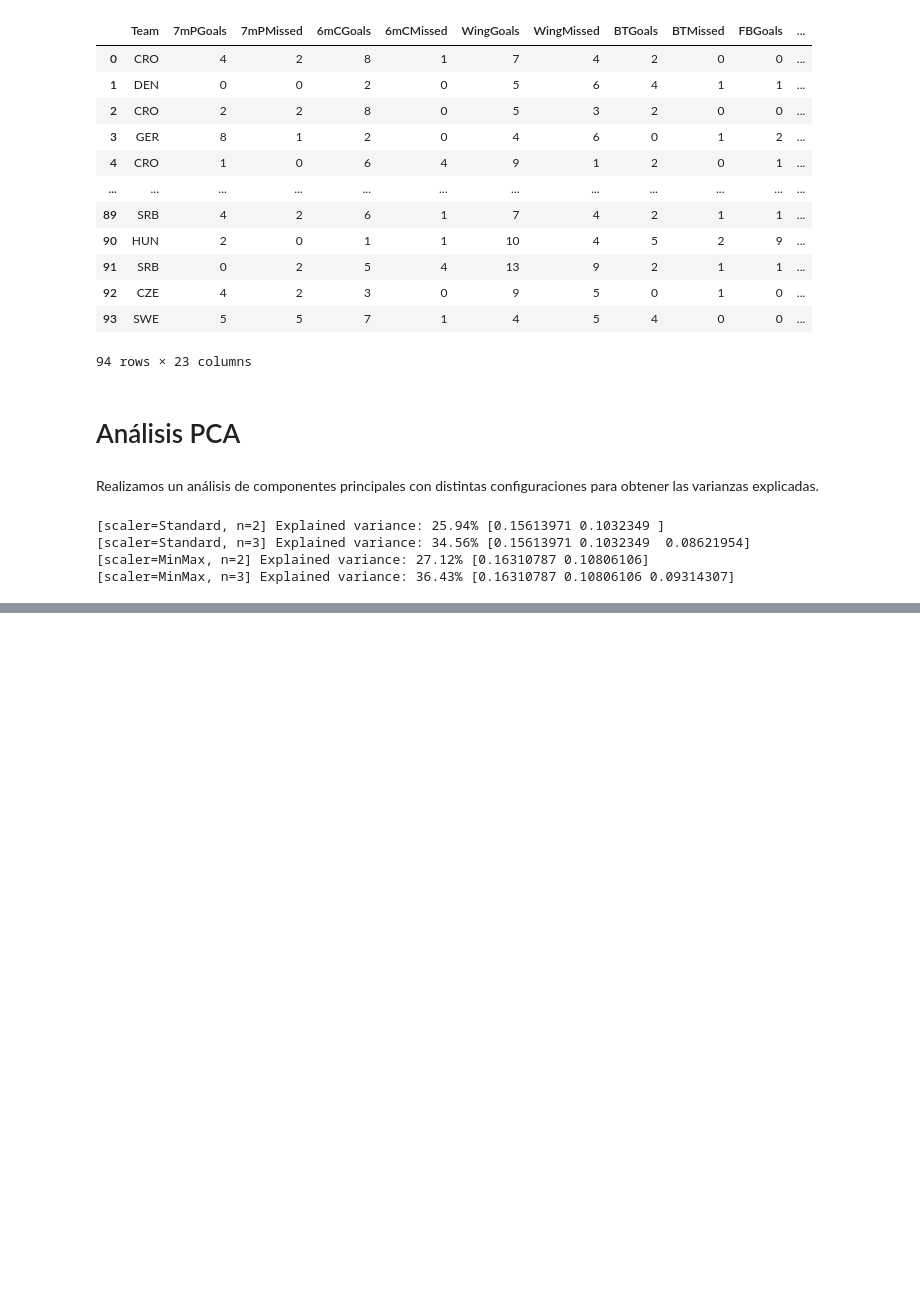
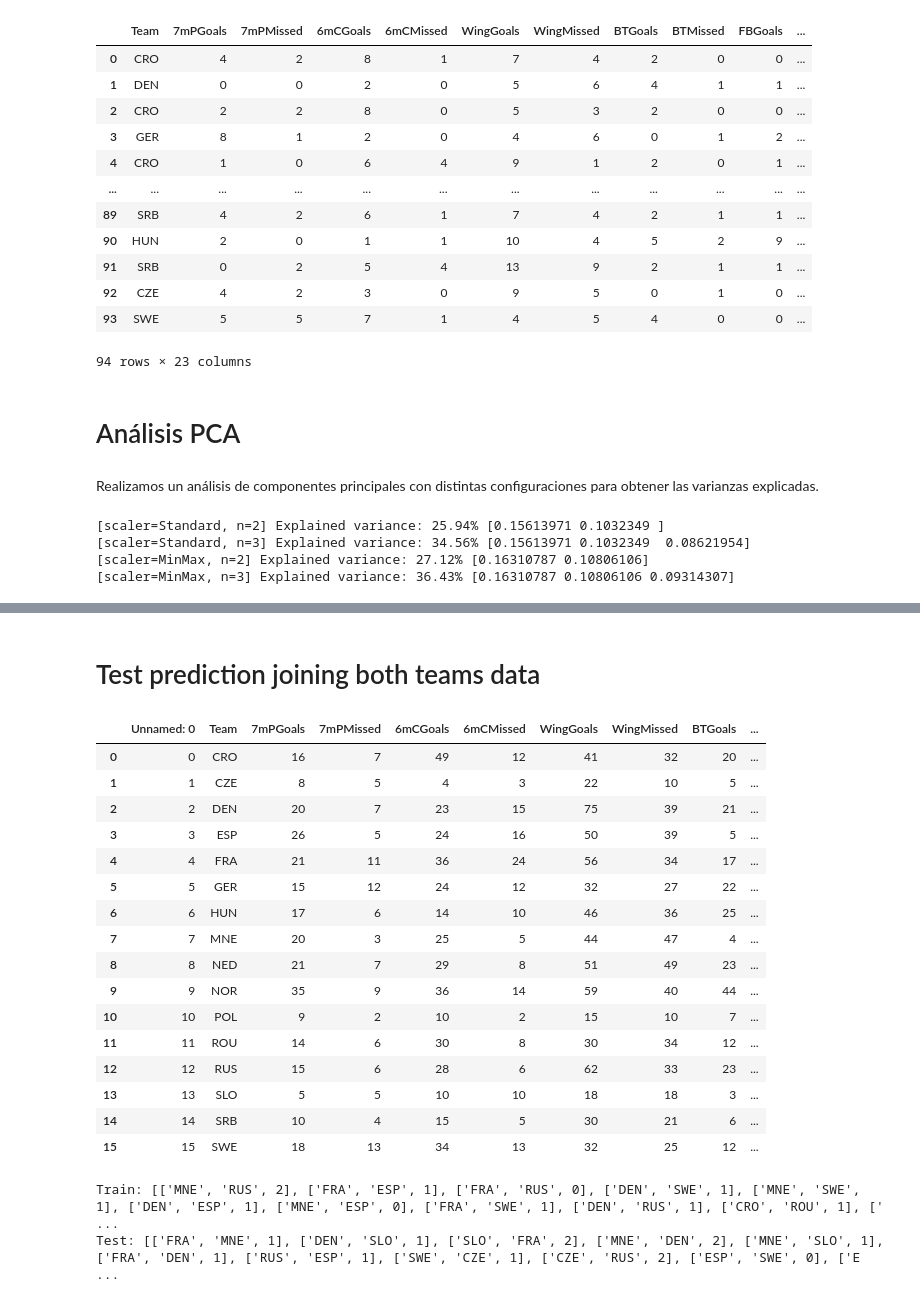
Before and after one commit to AlbertoVelascoMata/course.dsi, a Jupyter notebook: notebooks/Prediction_Testing.ipynb, the cells around one changed output, grey strips where cells are left out. Drawn from its saved outputs; the diff is of its cells as text; code cells hidden in the pictures; blank space fills up the shorter version.

```diff
--- a/notebooks/Prediction_Testing.ipynb
+++ b/notebooks/Prediction_Testing.ipynb
@@ -232,0 +265,46 @@ for scaler_name, scaler in zip(scaler_names, scalers):
+# %% [markdown]
+# Test prediction joining both teams data
+# %%
+teams_df = pd.read_csv('../models/teams_EM.csv')
+teams_df
+# %% [output]
+|  | Unnamed: 0 | Team | 7mPGoals | 7mPMissed | 6mCGoals | 6mCMissed | WingGoals | WingMissed | BTGoals | ... |
+| 0 | 0 | CRO | 16 | 7 | 49 | 12 | 41 | 32 | 20 | ... |
+| 1 | 1 | CZE | 8 | 5 | 4 | 3 | 22 | 10 | 5 | ... |
+| 2 | 2 | DEN | 20 | 7 | 23 | 15 | 75 | 39 | 21 | ... |
+| 3 | 3 | ESP | 26 | 5 | 24 | 16 | 50 | 39 | 5 | ... |
+| 4 | 4 | FRA | 21 | 11 | 36 | 24 | 56 | 34 | 17 | ... |
+| 5 | 5 | GER | 15 | 12 | 24 | 12 | 32 | 27 | 22 | ... |
+| 6 | 6 | HUN | 17 | 6 | 14 | 10 | 46 | 36 | 25 | ... |
+| 7 | 7 | MNE | 20 | 3 | 25 | 5 | 44 | 47 | 4 | ... |
+| 8 | 8 | NED | 21 | 7 | 29 | 8 | 51 | 49 | 23 | ... |
+| 9 | 9 | NOR | 35 | 9 | 36 | 14 | 59 | 40 | 44 | ... |
+| 10 | 10 | POL | 9 | 2 | 10 | 2 | 15 | 10 | 7 | ... |
+| 11 | 11 | ROU | 14 | 6 | 30 | 8 | 30 | 34 | 12 | ... |
+| 12 | 12 | RUS | 15 | 6 | 28 | 6 | 62 | 33 | 23 | ... |
+| 13 | 13 | SLO | 5 | 5 | 10 | 10 | 18 | 18 | 3 | ... |
+| 14 | 14 | SRB | 10 | 4 | 15 | 5 | 30 | 21 | 6 | ... |
+| 15 | 15 | SWE | 18 | 13 | 34 | 13 | 32 | 25 | 12 | ... |
+# %%
+train_matches = []
+test_matches = []
+for phase in matches:
+    for group in matches[phase]:
+        for match in matches[phase][group]:
+            teamA, teamB = match.keys()
+
+            if match[teamA] == match[teamB]:
+                winner = 0
+            else:
+                winner = 1 if match[teamA] > match[teamB] else 2
+
+            if phase == 'first':
+                test_matches.append([country_abbr(teamA), country_abbr(teamB), winner])
+            else:
+                train_matches.append([country_abbr(teamA), country_abbr(teamB), winner])
+
+print("Train:", train_matches)
+print("Test:", test_matches)
+# %% [output]
+Train: [['MNE', 'RUS', 2], ['FRA', 'ESP', 1], ['FRA', 'RUS', 0], ['DEN', 'SWE', 1], ['MNE', 'SWE', 1], ['DEN', 'ESP', 1], ['MNE', 'ESP', 0], ['FRA', 'SWE', 1], ['DEN', 'RUS', 1], ['CRO', 'ROU', 1], [' ...
+Test: [['FRA', 'MNE', 1], ['DEN', 'SLO', 1], ['SLO', 'FRA', 2], ['MNE', 'DEN', 2], ['MNE', 'SLO', 1], ['FRA', 'DEN', 1], ['RUS', 'ESP', 1], ['SWE', 'CZE', 1], ['CZE', 'RUS', 2], ['ESP', 'SWE', 0], ['E ...
```
Also changed, not shown: parts of 11 cells of this notebook, 1 other file.
